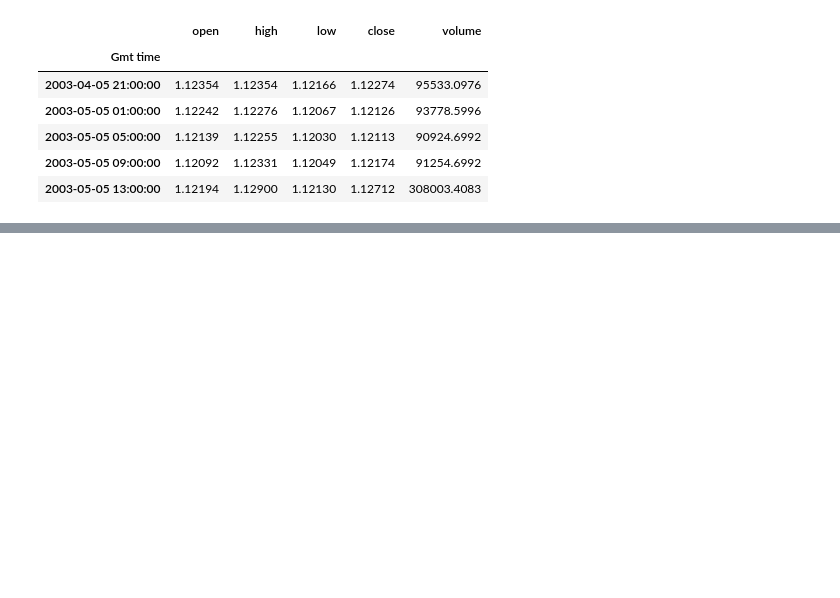
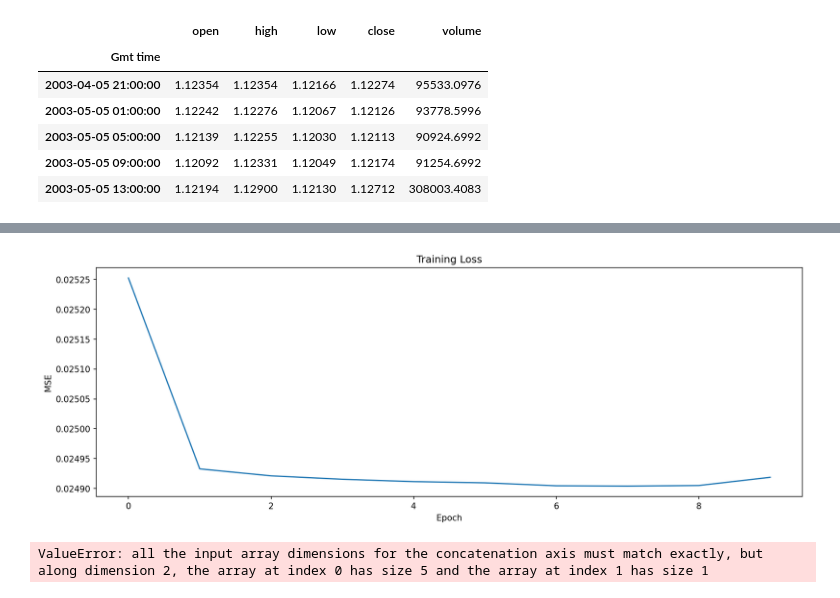
Before and after one commit to cmdecker95/sequential_machine_learning, a Jupyter notebook: sequential_machine_learning.ipynb, the cells around one changed output, grey strips where cells are left out. Drawn from its saved outputs; the diff is of its cells as text; code cells hidden in the pictures; blank space fills up the shorter version.

Commit message:
Proceed with sequential modeling

```diff
--- a/sequential_machine_learning.ipynb
+++ b/sequential_machine_learning.ipynb
@@ -201,0 +244,27 @@ forex.head()
+# %%
+# Create generators to preprocess and augment training and test data
+SEQ_LENGTH = 50
+BATCH_SIZE = 1
+
+training_generator = TimeseriesGenerator(
+    data=scaled_train,
+    targets=scaled_train,
+    length=SEQ_LENGTH,
+    batch_size=BATCH_SIZE)
+
+test_generator = TimeseriesGenerator(
+    data=scaled_test,
+    targets=scaled_test,
+    length=SEQ_LENGTH,
+    batch_size=BATCH_SIZE,
+    shuffle=False)
+# %%
+# Simple RNN architecture
+N_FEATURES = 5
+model = Sequential(name='simple_rnn')
+
+model.add(SimpleRNN(units=SEQ_LENGTH, input_shape=(SEQ_LENGTH, N_FEATURES)))
+model.add(Dense(1))
+
+model.compile(optimizer='adam', loss='mse')
+model.summary()
@@ -201,0 +285,3 @@ forex.head()
+# %%
+# Train model
+history = model.fit(training_generator, epochs=10)
@@ -201,0 +309,23 @@ forex.head()
+# %%
+# Plot losses
+plt.figure(figsize=(15, 5), dpi=150)
+plt.plot(pd.DataFrame(history.history))
+plt.title("Training Loss")
+plt.xlabel("Epoch")
+plt.ylabel("MSE")
+plt.show()
+# %% [output]
+[figure, added]
+# %%
+# Evaluate model
+pred_all = []
+
+eval_seq = scaled_train[-SEQ_LENGTH:]
+curr_seq = eval_seq.reshape((1, SEQ_LENGTH, N_FEATURES))
+
+for _ in range(len(test_seq)):
+    pred_seq = model.predict(curr_seq)[0]
+    curr_seq = np.append(curr_seq[:, 1:, :], [[pred_seq]], axis=1)
+    pred_all.append(pred_seq)
+# %% [output]
+ValueError: all the input array dimensions for the concatenation axis must match exactly, but along dimension 2, the array at index 0 has size 5 and the array at index 1 has size 1
```
Also changed, not shown: parts of 11 cells of this notebook.
